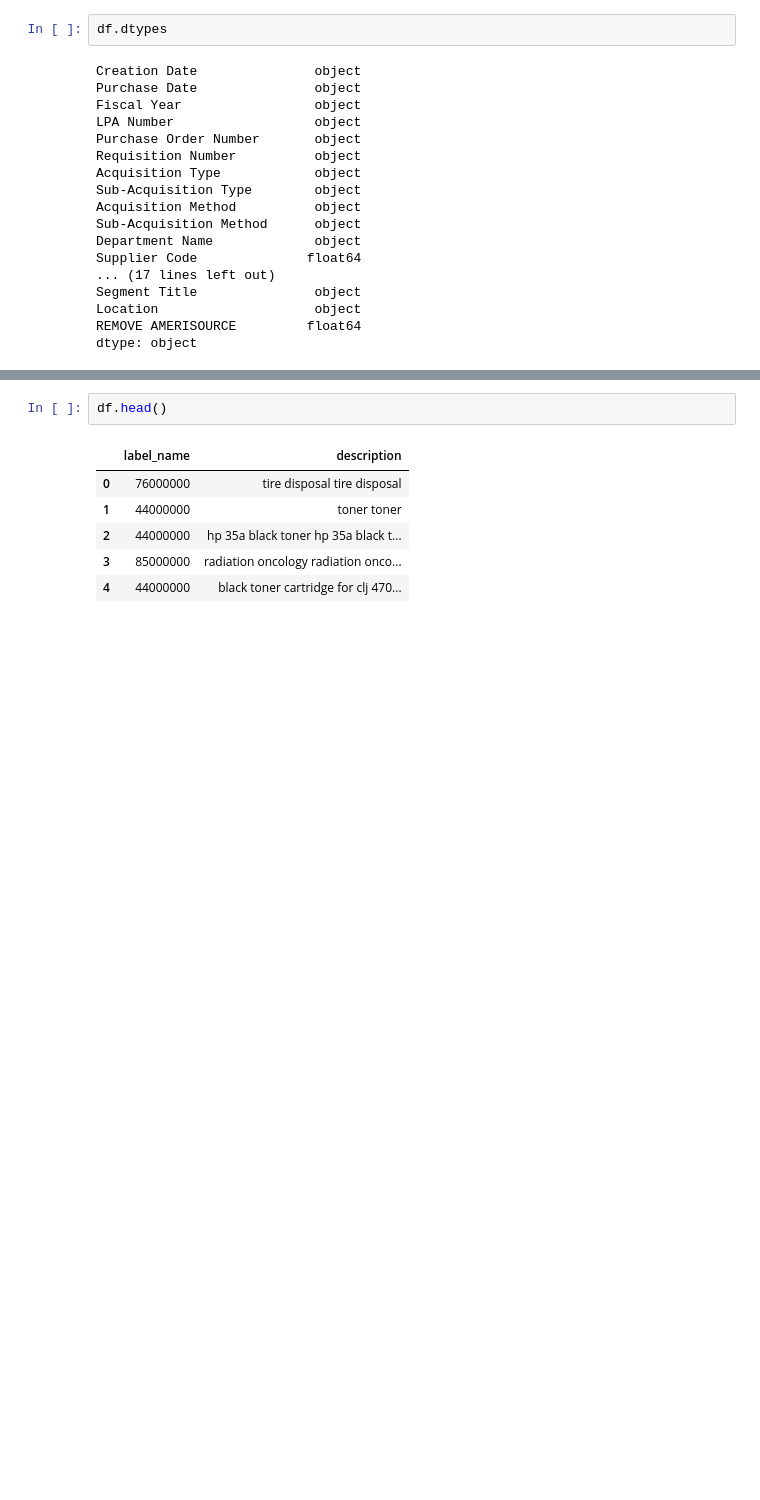
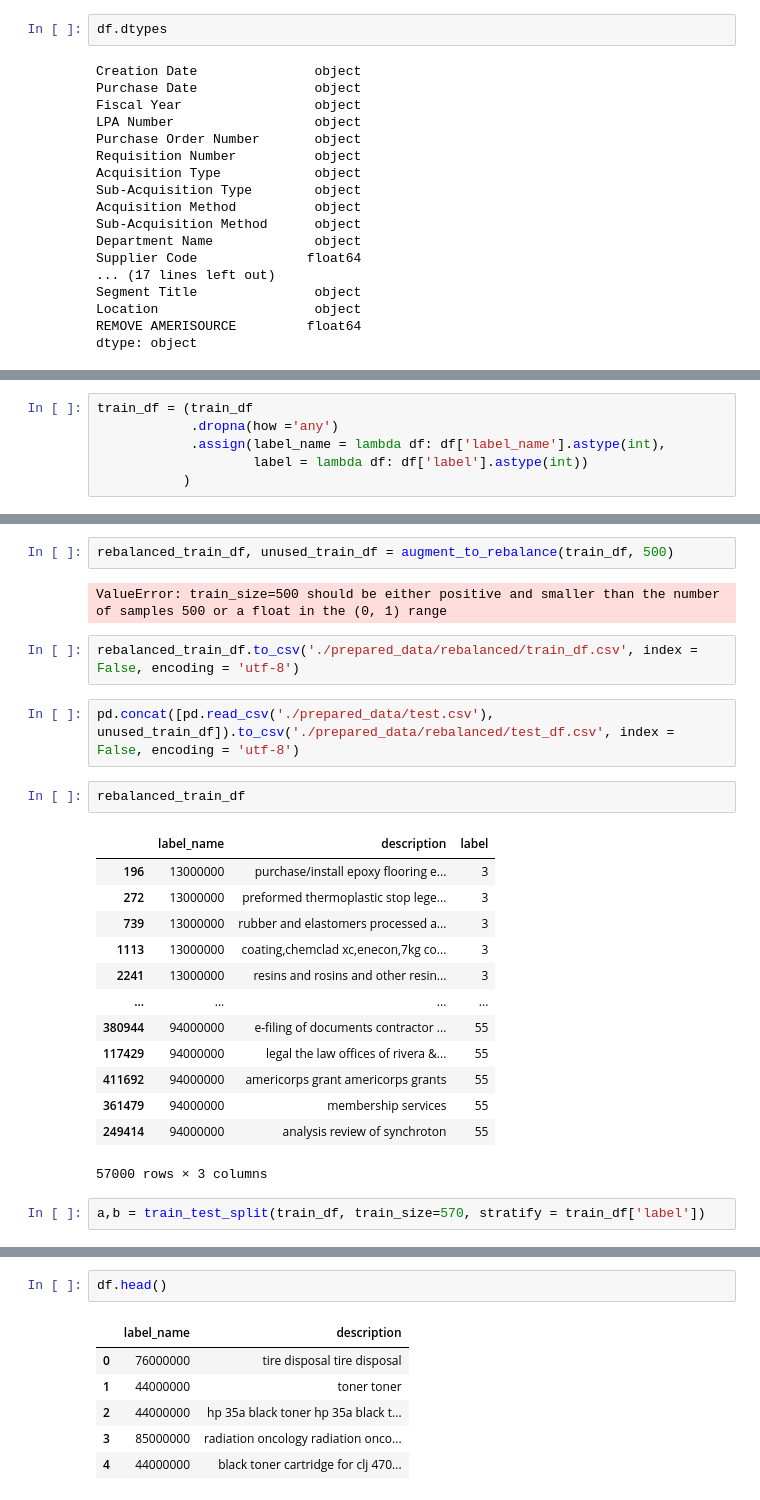
Before and after one commit to mgray39/unspsc-classification, a Jupyter notebook: running_notebook.ipynb, the cells around one changed output, grey strips where cells are left out. Saved outputs shown, nothing was run; the diff lists cells and outputs as text; blank space fills up the shorter version.

```diff
--- a/running_notebook.ipynb
+++ b/running_notebook.ipynb
@@ -421,0 +456,6 @@ dtype: object
+# %%
+train_df = (train_df
+            .dropna(how ='any')
+            .assign(label_name = lambda df: df['label_name'].astype(int),
+                    label = lambda df: df['label'].astype(int))
+           )
@@ -421,0 +672,26 @@ dtype: object
+# %%
+rebalanced_train_df, unused_train_df = augment_to_rebalance(train_df, 500)
+# %% [output]
+ValueError: train_size=500 should be either positive and smaller than the number of samples 500 or a float in the (0, 1) range
+# %%
+rebalanced_train_df.to_csv('./prepared_data/rebalanced/train_df.csv', index = False, encoding = 'utf-8')
+# %%
+pd.concat([pd.read_csv('./prepared_data/test.csv'), unused_train_df]).to_csv('./prepared_data/rebalanced/test_df.csv', index = False, encoding = 'utf-8')
+# %%
+rebalanced_train_df
+# %% [output]
+|  | label_name | description | label |
+| 196 | 13000000 | purchase/install epoxy flooring e... | 3 |
+| 272 | 13000000 | preformed thermoplastic stop lege... | 3 |
+| 739 | 13000000 | rubber and elastomers processed a... | 3 |
+| 1113 | 13000000 | coating,chemclad xc,enecon,7kg co... | 3 |
+| 2241 | 13000000 | resins and rosins and other resin... | 3 |
+| ... | ... | ... | ... |
+| 380944 | 94000000 | e-filing of documents contractor ... | 55 |
+| 117429 | 94000000 | legal the law offices of rivera &... | 55 |
+| 411692 | 94000000 | americorps grant americorps grants | 55 |
+| 361479 | 94000000 | membership services | 55 |
+| 249414 | 94000000 | analysis review of synchroton | 55 |
+57000 rows × 3 columns
+# %%
+a,b = train_test_split(train_df, train_size=570, stratify = train_df['label'])
```
Also changed, not shown: parts of 23 cells of this notebook, 3 other files.
